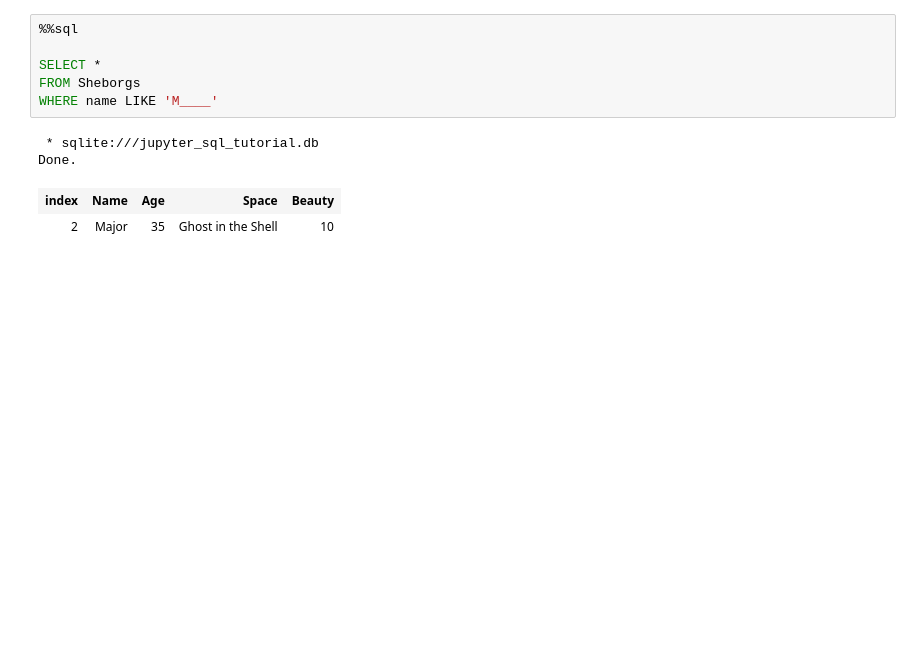
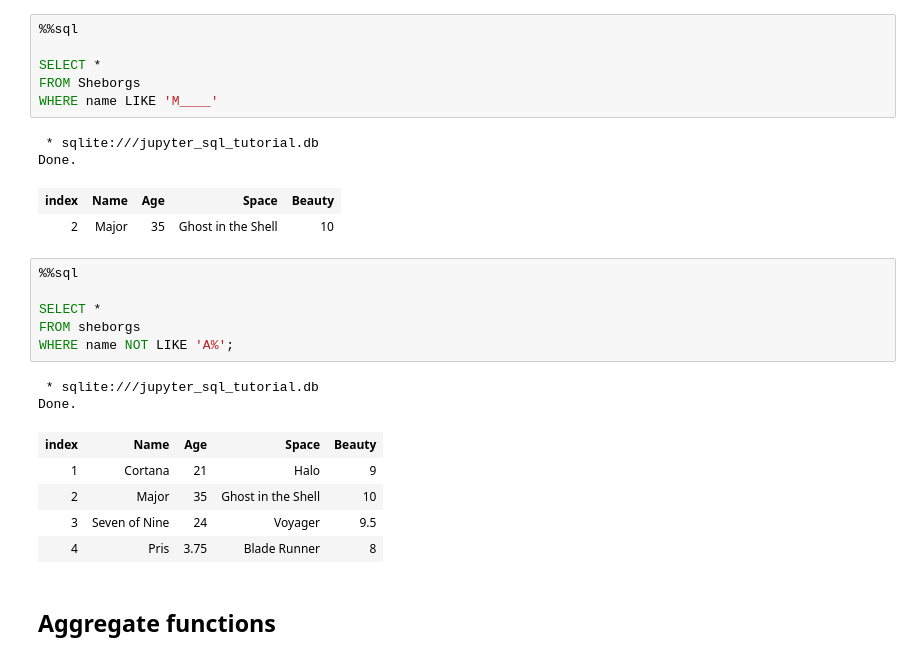
Before and after one commit to Tierra7/D211_Advanced_Data_Acquisition, a Jupyter notebook: DataCamp/D205/Intro_to_SQL.ipynb, the cells around one changed output. Cells and saved outputs as stored; diff of their text form; blank space fills up the shorter version.

```diff
--- a/DataCamp/D205/Intro_to_SQL.ipynb
+++ b/DataCamp/D205/Intro_to_SQL.ipynb
@@ -383,3 +383,19 @@ WHERE name LIKE 'M____'
 Done.
 | index | Name | Age | Space | Beauty |
 | 2 | Major | 35 | Ghost in the Shell | 10 |
+# %%
+%%sql
+
+SELECT *
+FROM sheborgs
+WHERE name NOT LIKE 'A%';
+# %% [output]
+ * sqlite:///jupyter_sql_tutorial.db
+Done.
+| index | Name | Age | Space | Beauty |
+| 1 | Cortana | 21 | Halo | 9 |
+| 2 | Major | 35 | Ghost in the Shell | 10 |
+| 3 | Seven of Nine | 24 | Voyager | 9.5 |
+| 4 | Pris | 3.75 | Blade Runner | 8 |
+# %% [markdown]
+## Aggregate functions
```
Also changed, not shown: parts of 17 cells of this notebook.
